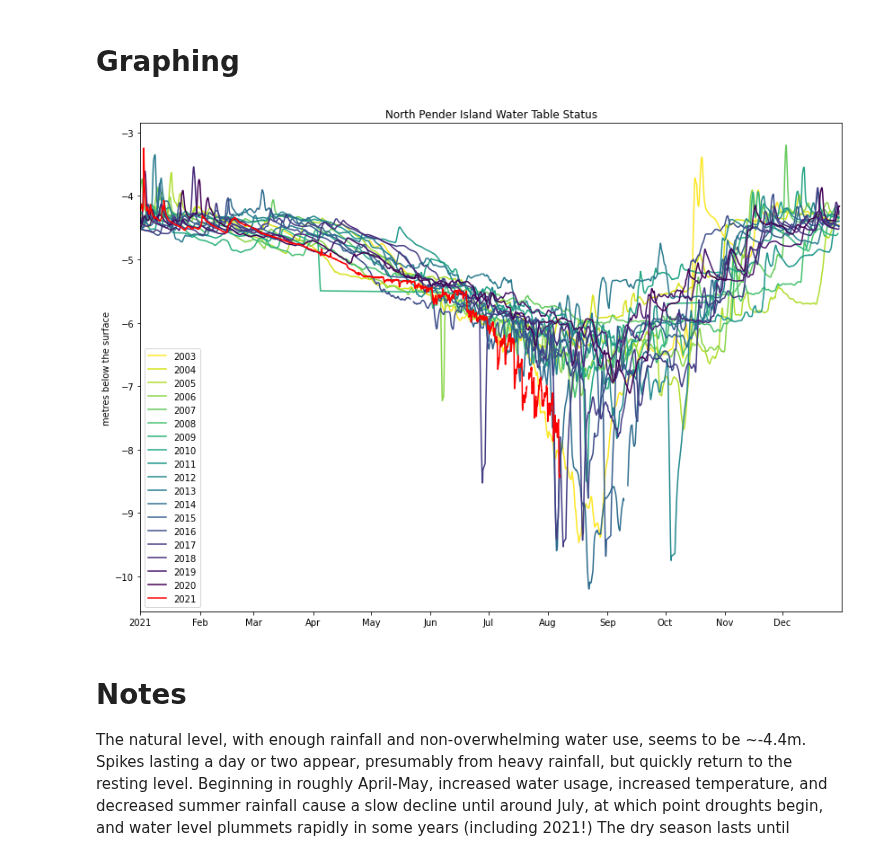
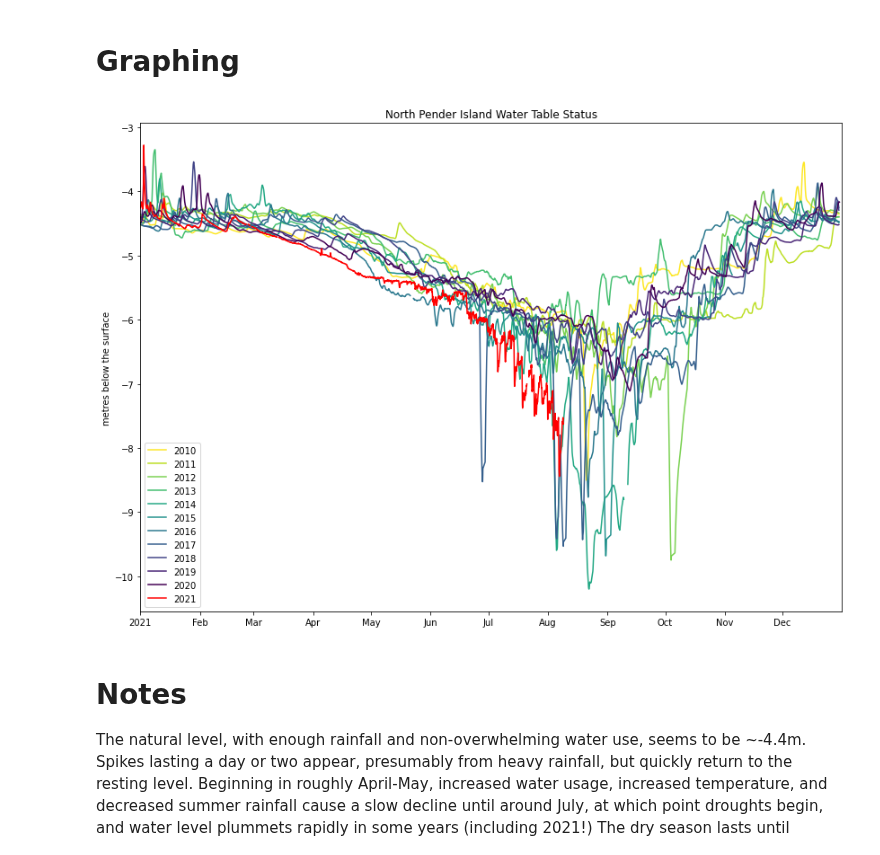
Before and after one commit to novedevo/watertable, a Jupyter notebook: main.ipynb, the cells around one changed output. Drawn from its saved outputs; the diff is of its cells as text; code cells hidden in the pictures.

Commit message:
update data, simplify graph

```diff
--- a/main.ipynb
+++ b/main.ipynb
@@ -46,33 +46,33 @@ years = tuple(map(lambda x: np.transpose(unify_year(x)), split))
 # %%
 fig, ax = plt.subplots()
 fig.set_size_inches(14, 10)
 
 ax.set_ylabel("metres below the surface")
 ax.set_title("North Pender Island Water Table Status")
 ax.set_xlim(years[-1][0][0], years[0][0][-1])
 
 # fancy automatic date labels along x axis
 locator = mdates.AutoDateLocator(minticks=3, maxticks=20)
 formatter = mdates.ConciseDateFormatter(locator)
 ax.xaxis.set_major_locator(locator)
 ax.xaxis.set_major_formatter(formatter)
 
 # chosen for linear perception and contrast with red
 colourmap = cm.get_cmap('viridis')
 
 # graphing each year with its own label and colour along the viridis colourmap
 year_plots = []
-for i, year in enumerate(years[:-1]):
-    year_as_percentage = i/(2020-2003)
-    (year_plot, ) = ax.plot(year[0][:-40], rolling_mean(year[1], 40)[:-40], color=colourmap(1-year_as_percentage), label=i+2003)
+for i, year in enumerate(years[7:-1]):
+    year_as_percentage = i/(2020-2010)
+    (year_plot, ) = ax.plot(year[0][:-40], rolling_mean(year[1], 40)[:-40], color=colourmap(1-year_as_percentage), label=i+2010)
     year_plots.append(year_plot)
 
 # current year
 ax.plot(years[-1][0], years[-1][1], color="red", label=2021)
 
 ax.legend();
 # %% [output]
-[figure, old version]
+[figure, new version]
 # %% [markdown]
 # Notes
 
```
